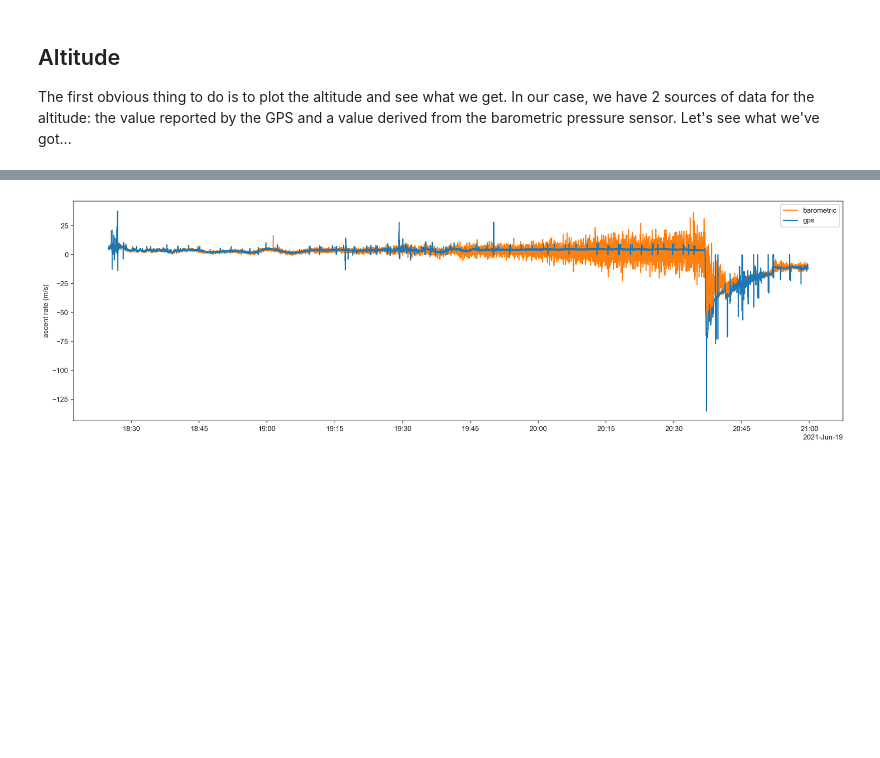
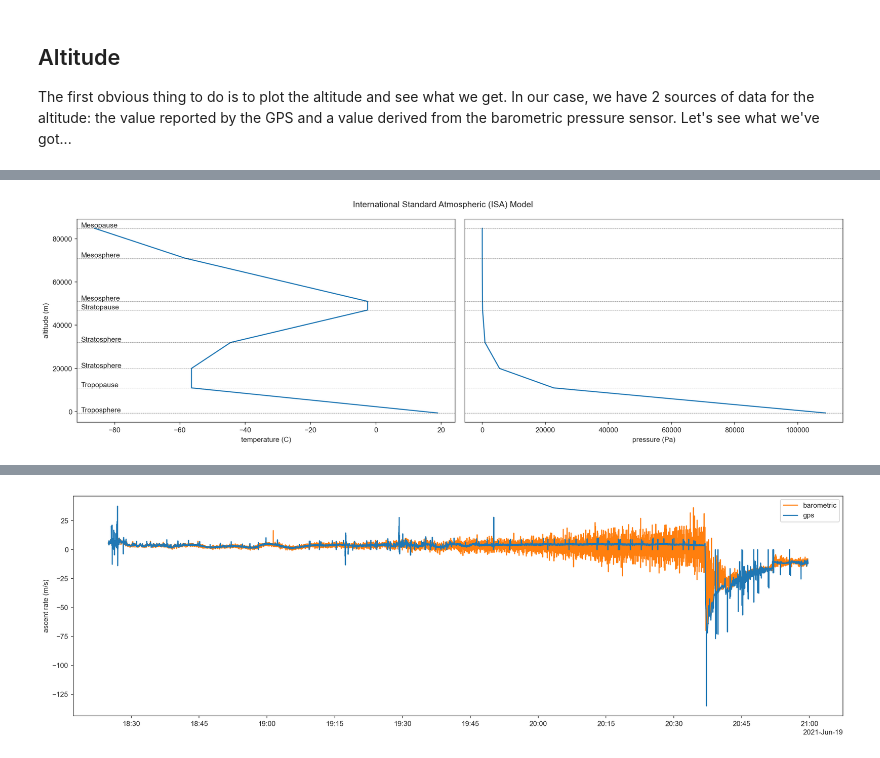
Before and after one commit to ungood/graupel-1, a Jupyter notebook: processing/DataAnalysis.ipynb, the cells around one changed output, grey strips where cells are left out. Saved outputs shown, nothing was run; the diff lists cells and outputs as text; code cells hidden in the pictures; blank space fills up the shorter version.

```diff
--- a/processing/DataAnalysis.ipynb
+++ b/processing/DataAnalysis.ipynb
@@ -175,13 +175,0 @@ We can look at the temperature!
-# %%
-# Plot the altitude and temperature together.
-ax = pretty_plots()
-ax.set_title("Temperature variation by altitude")
-
-ax.plot(mission_data["gps_altitude_m"])
-ax.set_ylabel("altitude (meters)")
-
-ax2 = ax.twinx()
-ax2.plot(mission_data["temperature_C"], color="C1")
-ax2.set_ylabel("temperature (C)")
-
-plt.show()
@@ -247,0 +182,12 @@ plt.show()
+# %%
+# Here, we're loading up the ISA atmopsheric conditions and defining some constants.
+isa = pd.read_csv(directory + '/standard-atmosphere.csv', index_col="layer").sort_values('base_pressure_Pa')
+
+def annotate_layers(ax, label=True):
+    for index, layer in isa.iterrows():
+        altitude=layer['geopotential_altitude_m']
+        ax.axhline(altitude, color='black', ls='-.', lw=0.25)
+        if(label):
+            ax.text(0.01, altitude+400, layer['name'], transform=ax.get_yaxis_transform())
+
+display(isa)
@@ -247,0 +205,17 @@ plt.show()
+# %%
+fig, axes = plt.subplots(1, 2, tight_layout=True)
+fig.suptitle("International Standard Atmospheric (ISA) Model")
+
+axes[0].plot(isa['base_temperature_C'], isa['geopotential_altitude_m'])
+axes[0].set_ylabel("altitude (m)")
+axes[0].set_xlabel("temperature (C)")
+
+axes[1].plot(isa['base_pressure_Pa'], isa['geopotential_altitude_m'])
+axes[1].yaxis.set_visible(False)
+axes[1].set_xlabel("pressure (Pa)")
+
+
+annotate_layers(axes[0])
+annotate_layers(axes[1], False)
+# %% [output]
+[figure, added]
```
Also changed, not shown: parts of 39 cells of this notebook, 8 other files.
